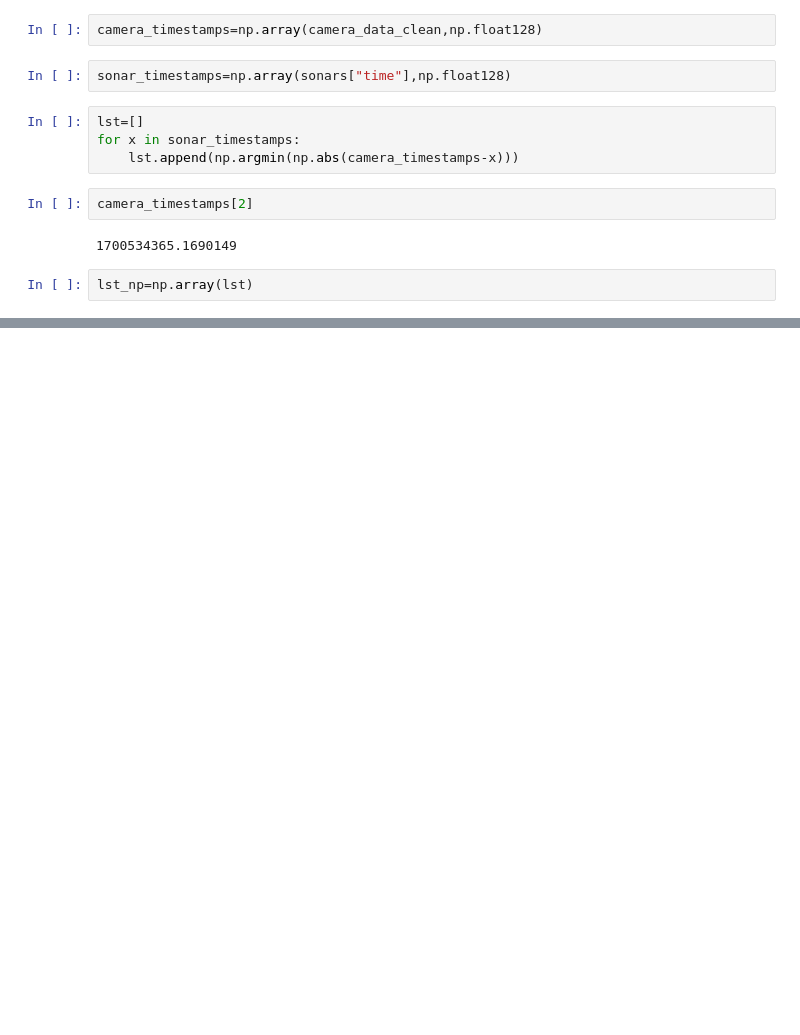
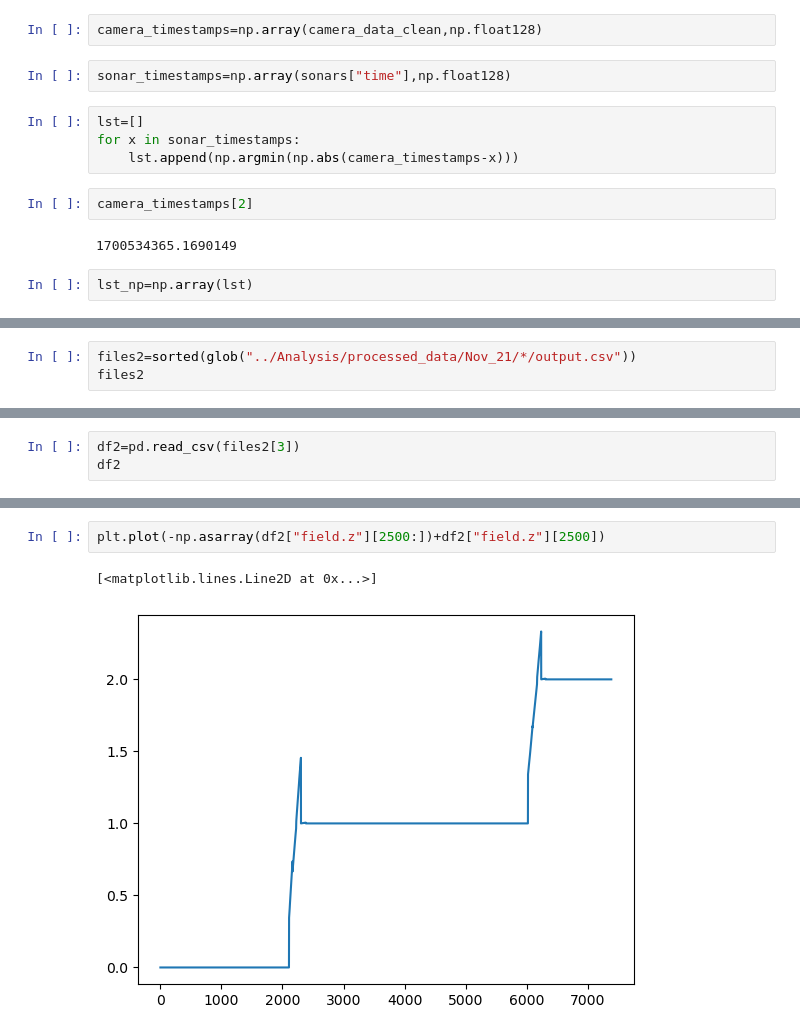
Before and after one commit to SAAB-NTU/2023_UWR, a Jupyter notebook: Analysis/kf_analysis.ipynb, the cells around one changed output, grey strips where cells are left out. Saved outputs shown, nothing was run; the diff lists cells and outputs as text; blank space fills up the shorter version.

```diff
--- a/Analysis/kf_analysis.ipynb
+++ b/Analysis/kf_analysis.ipynb
@@ -42,0 +46,3 @@ TypeError: only integer scalar arrays can be converted to a scalar index
+# %%
+files2=sorted(glob("../Analysis/processed_data/Nov_21/*/output.csv"))
+files2
@@ -42,0 +56,3 @@ TypeError: only integer scalar arrays can be converted to a scalar index
+# %%
+df2=pd.read_csv(files2[3])
+df2
@@ -42,0 +73,5 @@ TypeError: only integer scalar arrays can be converted to a scalar index
+# %%
+plt.plot(-np.asarray(df2["field.z"][2500:])+df2["field.z"][2500])
+# %% [output]
+[<matplotlib.lines.Line2D at 0x...>]
+[figure, added]
```
Also changed, not shown: parts of 7 cells of this notebook, 22 other files.
